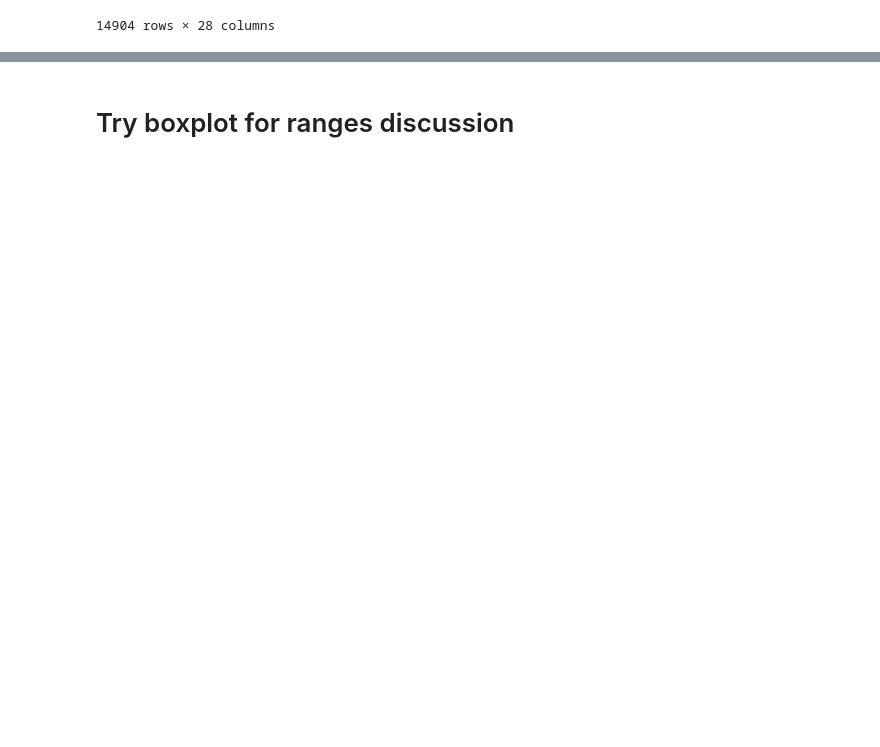
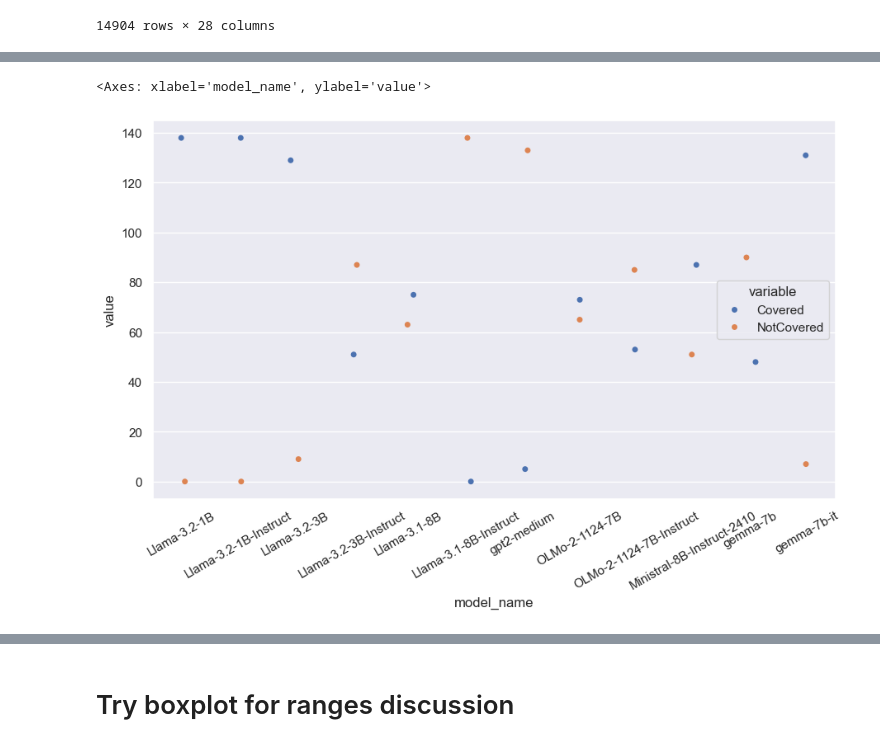
Before and after one commit to bwaldon/llms-legal-interp, a Jupyter notebook: StoppedClock.ipynb, the cells around one changed output, grey strips where cells are left out. Saved outputs shown, nothing was run; the diff lists cells and outputs as text; code cells hidden in the pictures; blank space fills up the shorter version.

```diff
--- a/StoppedClock.ipynb
+++ b/StoppedClock.ipynb
@@ -106,0 +113,8 @@ yes_or_no_group_df
+# %%
+count_labels = yes_or_no_df.groupby('model_name', as_index=False, sort=False).aggregate(
+    {
+        'Covered': 'sum',
+        'NotCovered': 'sum',
+    }
+)
+count_labels.rename({'model_name' }
@@ -106,0 +155,8 @@ yes_or_no_group_df
+# %%
+fig, ax = plt.subplots(figsize=(9,6), layout='constrained')
+plt.xticks(rotation=30)
+sns.set_theme(style="darkgrid", rc={'axes.grid': True})
+sns.stripplot(data=count_labels.melt(id_vars=['model_name'], value_vars=["Covered", "NotCovered"]), x='model_name', hue='variable', y='value' )
+# %% [output]
+<Axes: xlabel='model_name', ylabel='value'>
+[figure, added]
```
Also changed, not shown: parts of 10 cells of this notebook, 12 other files.
